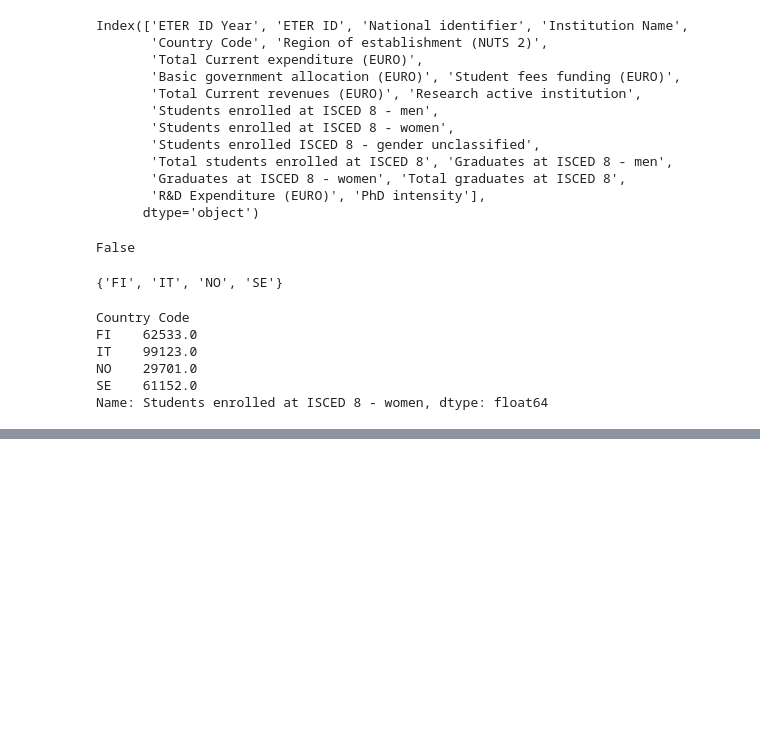
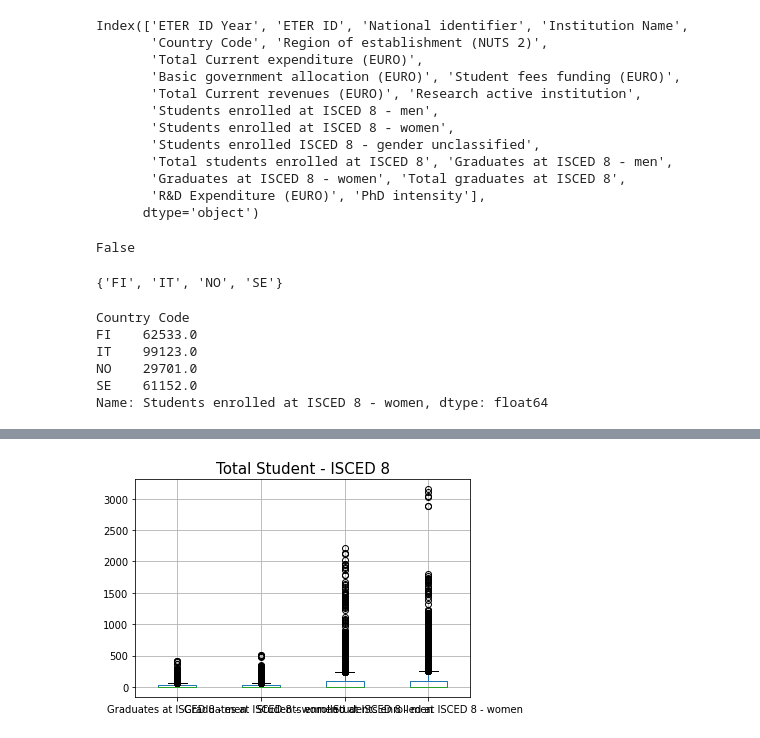
Before and after one commit to robertapassarelli/QME_projectwork, a Jupyter notebook: project_qme.ipynb, the cells around one changed output, grey strips where cells are left out. Saved outputs shown, nothing was run; the diff lists cells and outputs as text; code cells hidden in the pictures; blank space fills up the shorter version.

```diff
--- a/project_qme.ipynb
+++ b/project_qme.ipynb
@@ -98,0 +170,13 @@ ax.legend()
+# %%
+labels = ['Grad-m', 'Grad-w', 'Enr-m', 'Enr-w']
+boxplot = data_clean0.boxplot(column=['Graduates at ISCED 8 - men','Graduates at ISCED 8 - women',
+                               'Students enrolled at ISCED 8 - men',
+                               'Students enrolled at ISCED 8 - women'])
+plt.title('Total Student - ISCED 8',fontsize=15)
+boxplot
+ax.set_xticks(np.arange(len(labels)))
+ax.set_xticklabels(labels)
+ax.legend()
+plt.show()
+# %% [output]
+[figure, added]
```
Also changed, not shown: parts of 6 cells of this notebook.
